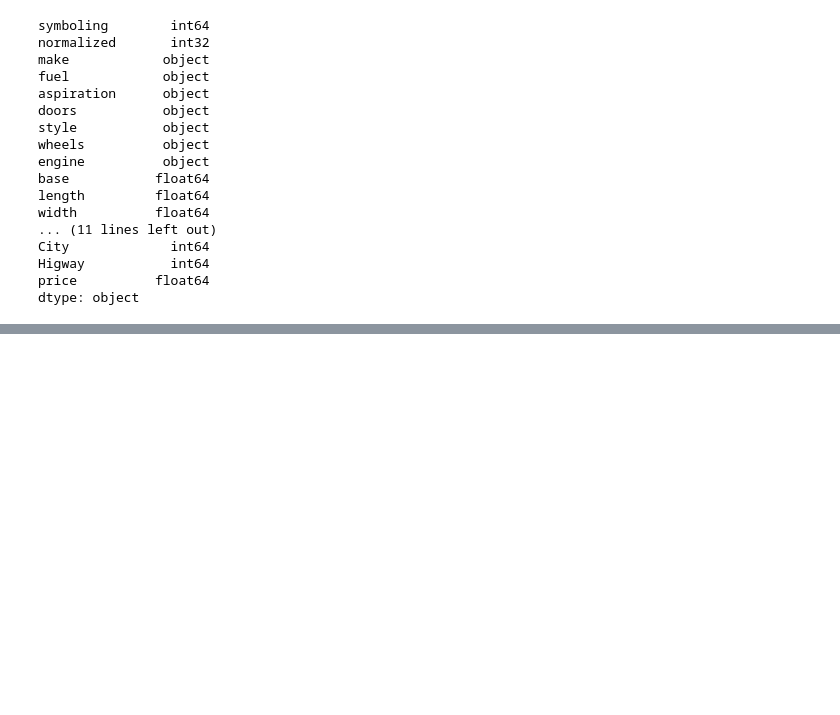
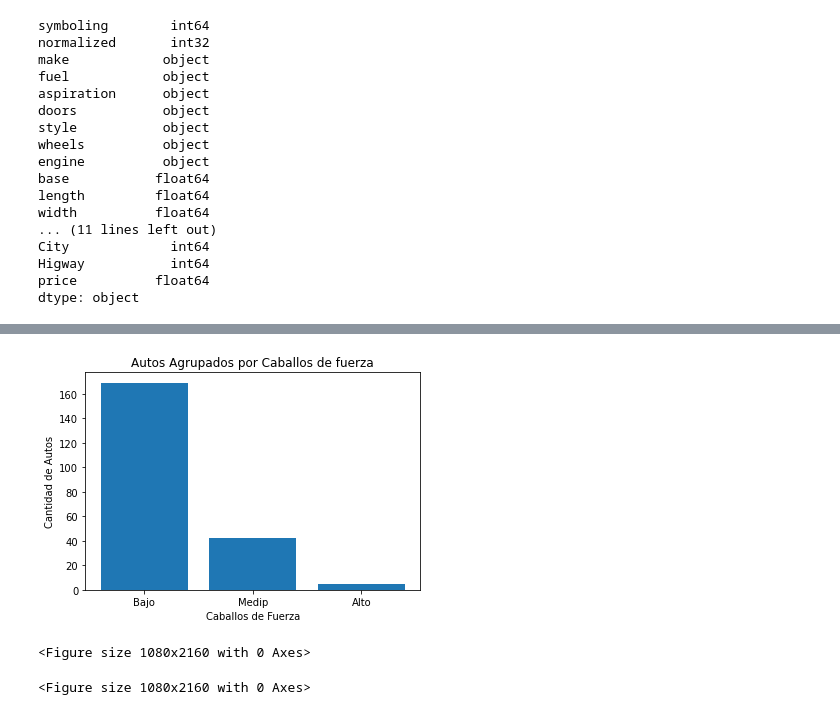
Before and after one commit to mleandrog036/Analisis-de-Datos, a Jupyter notebook: AnalisisDatos_Autos (2).ipynb, the cells around one changed output, grey strips where cells are left out. Saved outputs shown, nothing was run; the diff lists cells and outputs as text; code cells hidden in the pictures; blank space fills up the shorter version.

```diff
--- a/AnalisisDatos_Autos (2).ipynb
+++ b/AnalisisDatos_Autos (2).ipynb
@@ -390,0 +563,4 @@ dtype: object
+# %%
+gf1 = dfAutos.groupby(["horsepower-bins"]).count()
+gf1 = gf1.iloc[:,:1]
+gf1
@@ -390,0 +573,25 @@ dtype: object
+# %%
+eje_x = ("Bajo","Medip","Alto")
+eje_y = gf1["symboling"].tolist()
+
+#creamos la grafica
+plt.bar(eje_x, eje_y)
+
+#Leyenda en el eje_y
+plt.ylabel("Cantidad de Autos")
+
+#leyenda en el eje_x
+plt.xlabel("Caballos de Fuerza")
+
+#titulo del grafico
+plt.title("Autos Agrupados por Caballos de fuerza")
+
+#para que no salga la leyenda de arriba
+plt.show()
+
+#tamano de grafico
+plt.figure(figsize=(15,30))
+# %% [output]
+[figure, added]
+<Figure size 1080x2160 with 0 Axes>
+<Figure size 1080x2160 with 0 Axes>
```
Also changed, not shown: parts of 23 cells of this notebook.
